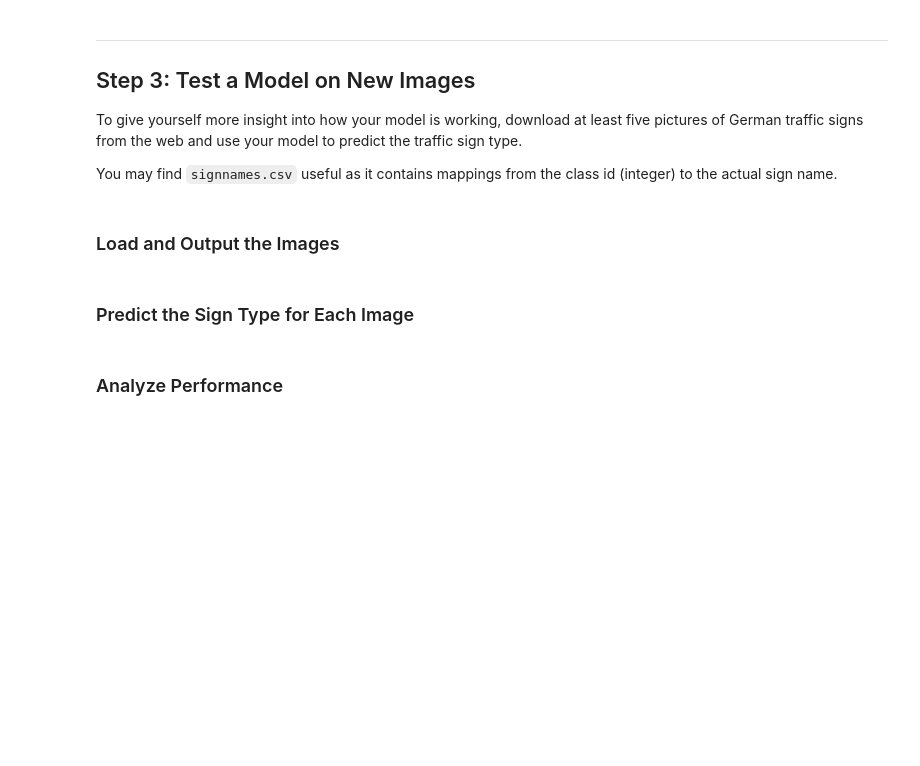
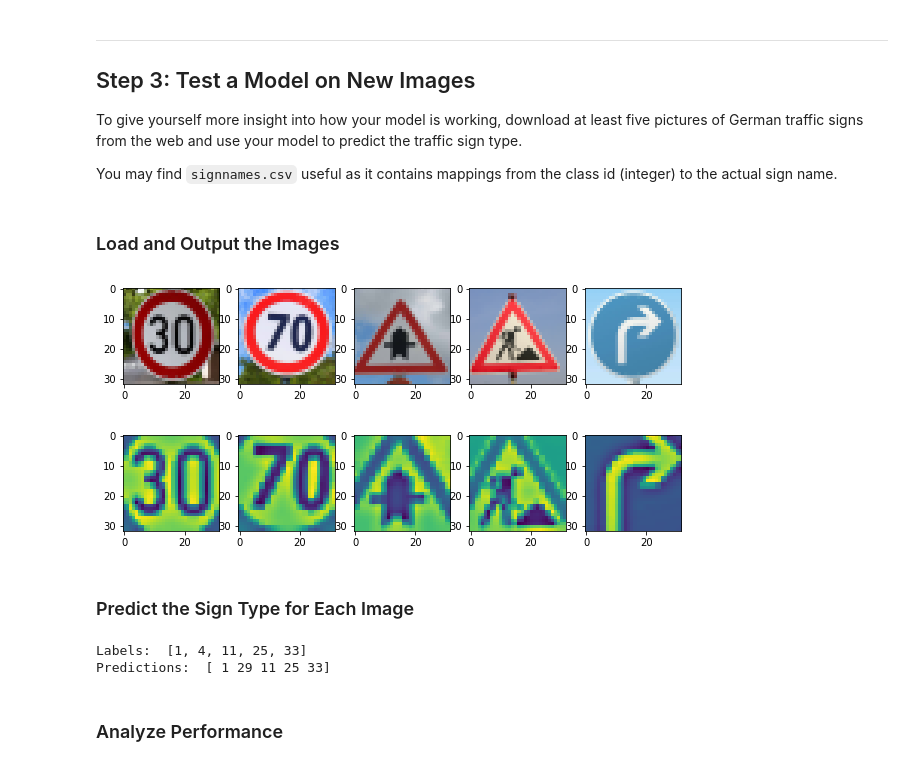
Before and after one commit to CHUCK-P/Traffic_Sign_Classifier, a Jupyter notebook: Traffic_Sign_Classifier.ipynb, the cells around one changed output. Cells and saved outputs as stored; diff of their text form; code cells hidden in the pictures; blank space fills up the shorter version.

```diff
--- a/Traffic_Sign_Classifier.ipynb
+++ b/Traffic_Sign_Classifier.ipynb
@@ -583,18 +575,55 @@ print(candidate_images_pre.shape)
+# %%
+### Load the images and plot them here.
+### Feel free to use as many code cells as needed.
+
+import glob
+#import matplotlib.image as mpimg
+
+# Test on new images from the internet
+X_new_test = []
+for filename in glob.glob('./examples/test_*.png'):
+    X_new_test.append(cv2.imread(filename))
+
+# Make sure the input images are the same size as training set
+X_new_test = [resizeImage(image) for image in X_new_test]
+
+
+fig1 = plt.figure(figsize=(10,10))
+for j in range(0,5):
+    plt.subplot(1,5,j+1)
+    plt.imshow(cv2.cvtColor(X_new_test[j],cv2.COLOR_BGR2RGB))
+
+fig2 = plt.figure(figsize=(10,10))
+for j in range(0,5):
+    plt.subplot(1,5,j+1)
+    plt.imshow(pipeline(X_new_test[j]))
+
+X_test_new = np.zeros((len(X_new_test),32,32))
+# Create labels
+for i in range(0,5):
+    X_test_new[i] = pipeline(X_new_test[i])
+
+X_new_test = X_test_new[..., newaxis]
+y_new_test = [1,4,11,25,33]
+# %% [output]
+[figure, added]
+[figure, added]
 # %% [markdown]
 ### Predict the Sign Type for Each Image
 # %%
 ### Run the predictions here and use the model to output the prediction for each image.
 ### Make sure to pre-process the images with the same pre-processing pipeline used earlier.
 ### Feel free to use as many code cells as needed.
-# COPIED VERBATUM
-candidate_labels = [14,1,30,28,27]
+
 
 with tf.Session() as sess:
-    sess.run(tf.global_variables_initializer())
-    saver = tf.train.import_meta_graph('./lenet.meta')
-    saver.restore(sess, "./lenet")
-    my_accuracy = evaluate(candidate_images_pre, candidate_labels)
-    print("Test Set Accuracy =", my_accuracy)
+    saver.restore(sess, tf.train.latest_checkpoint('.'))
+    predictions,topk = predict(X_new_test, y_new_test)
+    print("Labels: ", y_new_test)
+    print("Predictions: ",predictions)
+# %% [output]
+Labels:  [1, 4, 11, 25, 33]
+Predictions:  [ 1 29 11 25 33]
 # %% [markdown]
 ### Analyze Performance
 # %%
```
Also changed, not shown: parts of 9 cells of this notebook.
